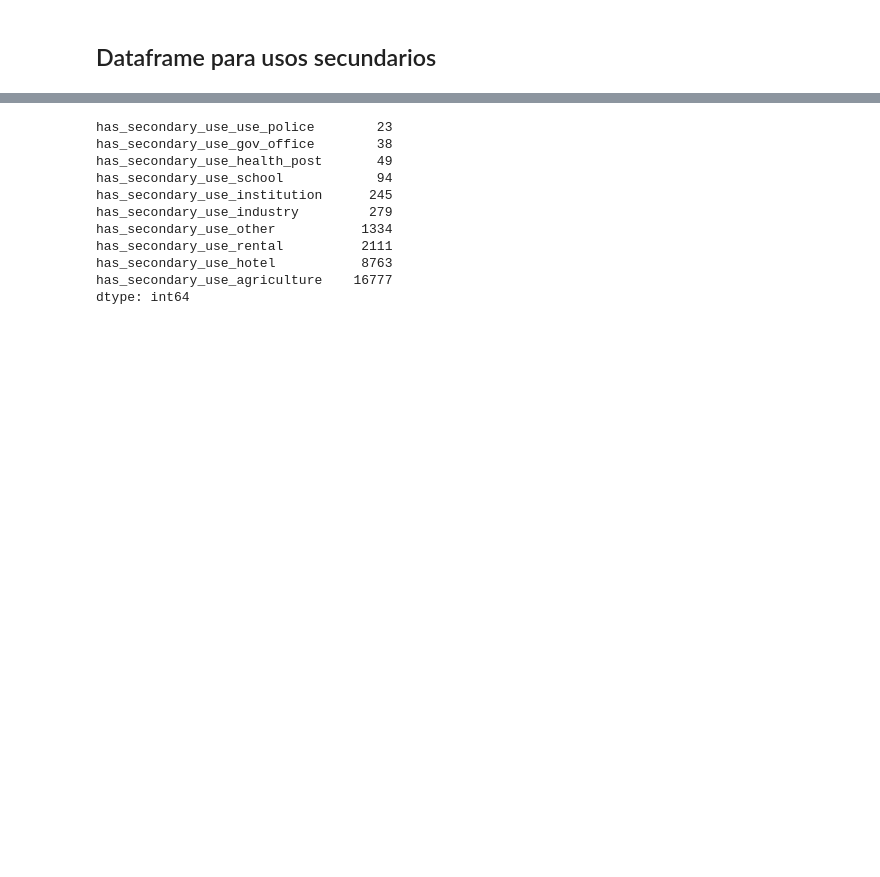
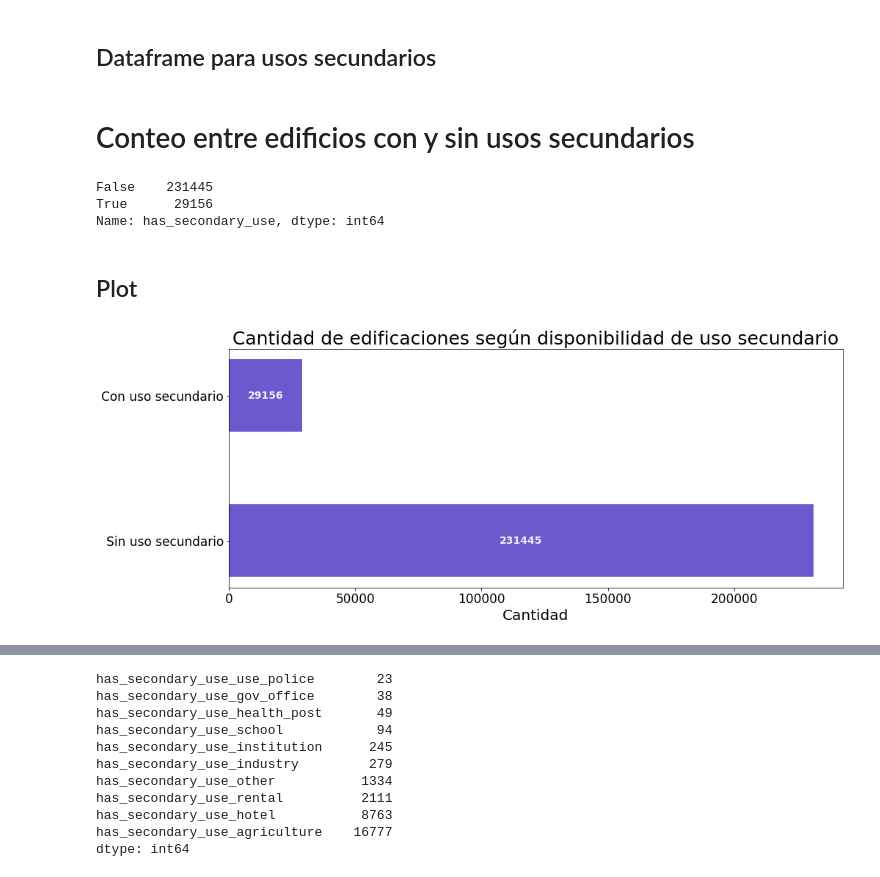
Before and after one commit to ffelfis/OrgaDatosTPs, a Jupyter notebook: TP1/nb_facundo.ipynb, the cells around one changed output, grey strips where cells are left out. Cells and saved outputs as stored; diff of their text form; code cells hidden in the pictures; blank space fills up the shorter version.

Commit message:
Agrega -Cantidades de edif. con y sin usos secundarios - Distribución de daños entre estos tipos de edificaciones

```diff
--- a/TP1/nb_facundo.ipynb
+++ b/TP1/nb_facundo.ipynb
@@ -1671,3 +1676,33 @@ columnas = ['has_secondary_use_agriculture', 'has_secondary_use_hotel',
        'damage_grade']
 
 df_secondary = df[columnas]
+# %% [markdown]
+# Conteo entre edificios con y sin usos secundarios
+# %%
+v_usos = df_use['has_secondary_use'].value_counts()
+v_usos
+# %% [output]
+False    231445
+True      29156
+Name: has_secondary_use, dtype: int64
+# %% [markdown]
+## Plot
+# %%
+fig, ax=plt.subplots(figsize=(15,6))
+labels = ['Sin uso secundario', 'Con uso secundario']
+x = np.arange(len(labels))
+plot = ax.barh(y=labels, width=v_usos, height=0.5, color='slateblue')
+ax.set_yticklabels(labels, fontsize=17)
+
+plt.title('Cantidad de edificaciones según disponibilidad de uso secundario', fontsize=25)
+plt.xlabel('Cantidad', fontsize=20)
+plt.xticks(fontsize=17)
+
+# Cantidades
+ax.bar_label(plot, labels=v_usos.values, padding=0, \
+             label_type='center', color='white', fontsize=14, \
+             fontweight='bold', rotation=0, alpha=0.9)
+
+plt.show()
+# %% [output]
+[figure, added]
```
Also changed, not shown: parts of 35 cells of this notebook.
